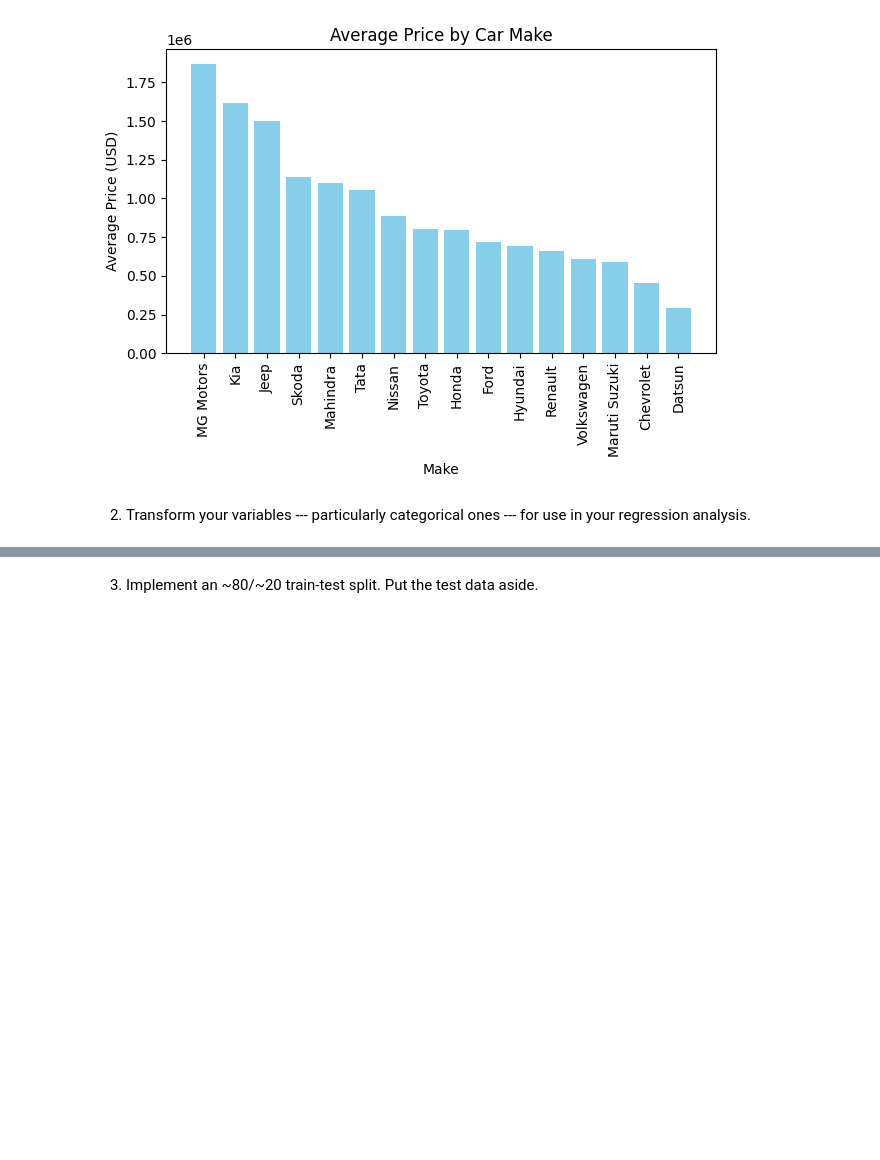
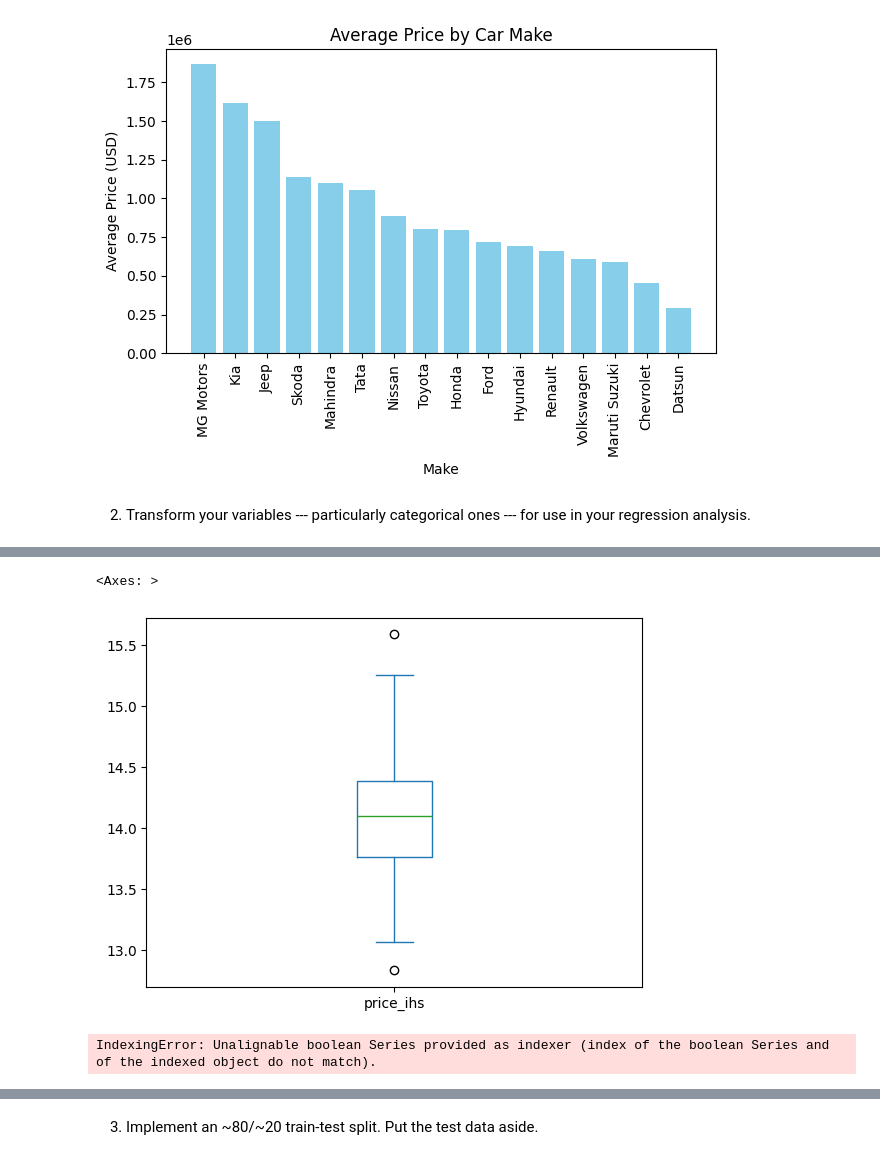
Before and after one commit to oak50/labs, a Jupyter notebook: 04_hedonic_pricing/lab4.ipynb, the cells around one changed output, grey strips where cells are left out. Saved outputs shown, nothing was run; the diff lists cells and outputs as text; code cells hidden in the pictures; blank space fills up the shorter version.

```diff
--- a/04_hedonic_pricing/lab4.ipynb
+++ b/04_hedonic_pricing/lab4.ipynb
@@ -104,0 +123,13 @@ df['No_of_Owners'] = df['No_of_Owners'].str.replace(r'\D', '', regex=True)
+# %%
+df_transformed['price_ihs'].plot.box()
+# price distribution is normal just two outliers. We can remove these:
+# %% [output]
+<Axes: >
+[figure, added]
+# %%
+
+# Drop outliers:
+df_transformed = df_transformed.loc[df['price_ihs']<15.5,:]
+df_transformed = df.loc[df_transformed['price_ihs']>13,:]
+# %% [output]
+IndexingError: Unalignable boolean Series provided as indexer (index of the boolean Series and of the indexed object do not match).
```
Also changed, not shown: parts of 8 cells of this notebook.
